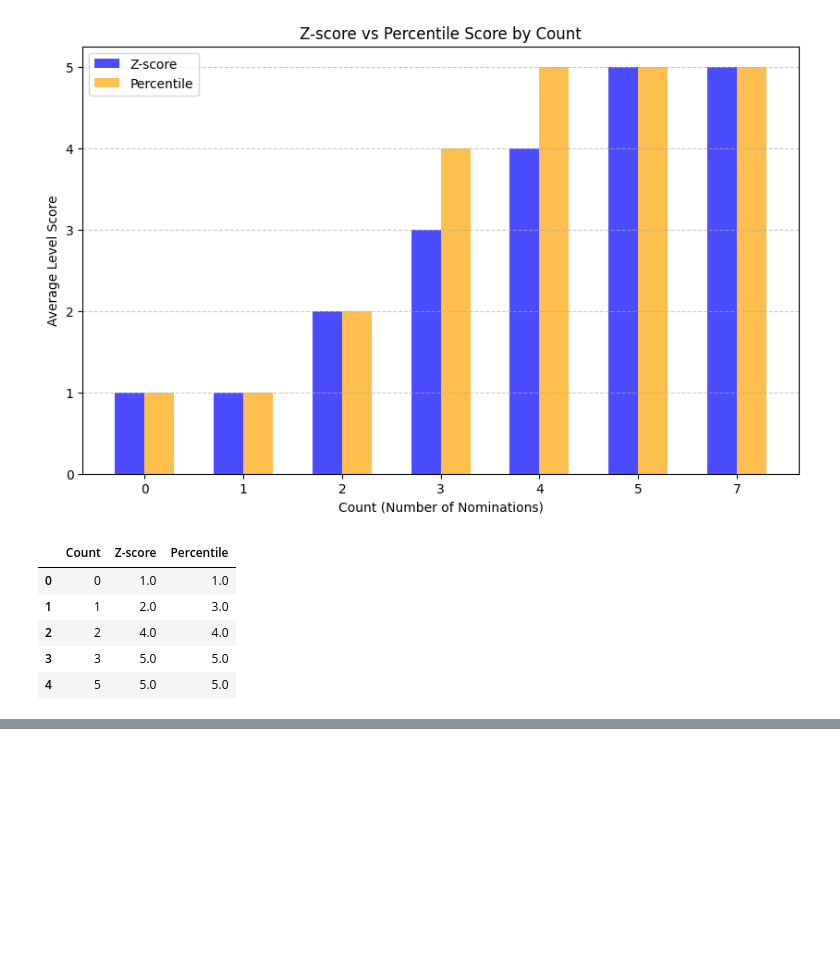
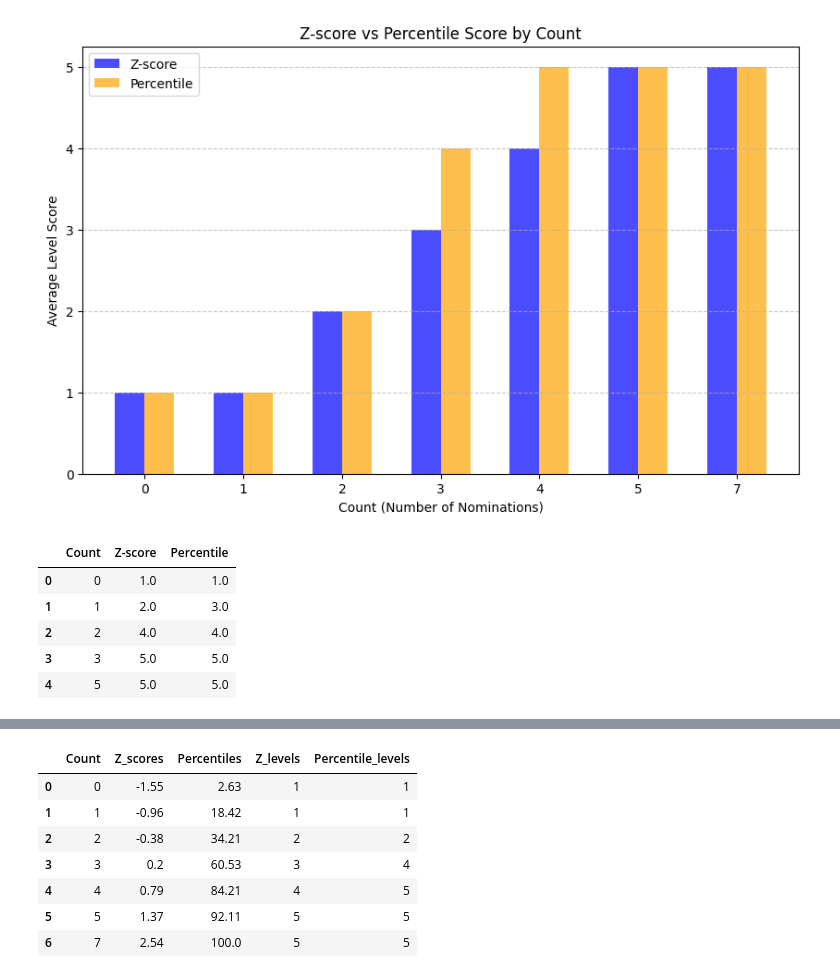
Before and after one commit to Byumin/peer, a Jupyter notebook: standard.ipynb, the cells around one changed output, grey strips where cells are left out. Cells and saved outputs as stored; diff of their text form; code cells hidden in the pictures; blank space fills up the shorter version.

```diff
--- a/standard.ipynb
+++ b/standard.ipynb
@@ -580,0 +661,44 @@ df_grouped
+# %%
+# 학생 목록 가져오기
+students = point_df['student_designation'].unique().tolist()
+item = ['PN8', 'PN9']
+
+# Count 값 계산
+count_values = [count_score(point_df, item, student) for student in students]
+
+# Z-score 및 Percentile Score 계산
+z_scores = [point_z_score(point_df, item, student) for student in students]
+percentiles = [point_per_score(point_df, item, student) for student in students]
+
+# 수준(Level) 계산
+scores_z = [point_z_level_score(point_df, item, student) for student in students]
+scores_per = [point_per_level_score(point_df, item, student) for student in students]
+
+# 데이터프레임 생성
+df_scores = pd.DataFrame({
+    'Student': students,
+    'Count': count_values,
+    'Z-score': z_scores,
+    'Percentile': percentiles,
+    'Z-level': scores_z,
+    'Percentile-level': scores_per
+})
+
+# Count 값별 그룹화하여 Z-score 및 Percentile Score의 고유값만 남김
+df_grouped_unique = df_scores.groupby('Count').agg(
+    Z_scores=('Z-score', lambda x: ', '.join(map(str, sorted(set(np.round(x, 2)))))),
+    Percentiles=('Percentile', lambda x: ', '.join(map(str, sorted(set(np.round(x, 2)))))),
+    Z_levels=('Z-level', lambda x: ', '.join(map(str, sorted(set(x))))),
+    Percentile_levels=('Percentile-level', lambda x: ', '.join(map(str, sorted(set(x)))))
+).reset_index()
+# %%
+df_grouped_unique
+# %% [output]
+|  | Count | Z_scores | Percentiles | Z_levels | Percentile_levels |
+| 0 | 0 | -1.55 | 2.63 | 1 | 1 |
+| 1 | 1 | -0.96 | 18.42 | 1 | 1 |
+| 2 | 2 | -0.38 | 34.21 | 2 | 2 |
+| 3 | 3 | 0.2 | 60.53 | 3 | 4 |
+| 4 | 4 | 0.79 | 84.21 | 4 | 5 |
+| 5 | 5 | 1.37 | 92.11 | 5 | 5 |
+| 6 | 7 | 2.54 | 100.0 | 5 | 5 |
```
Also changed, not shown: parts of 2 cells of this notebook.
